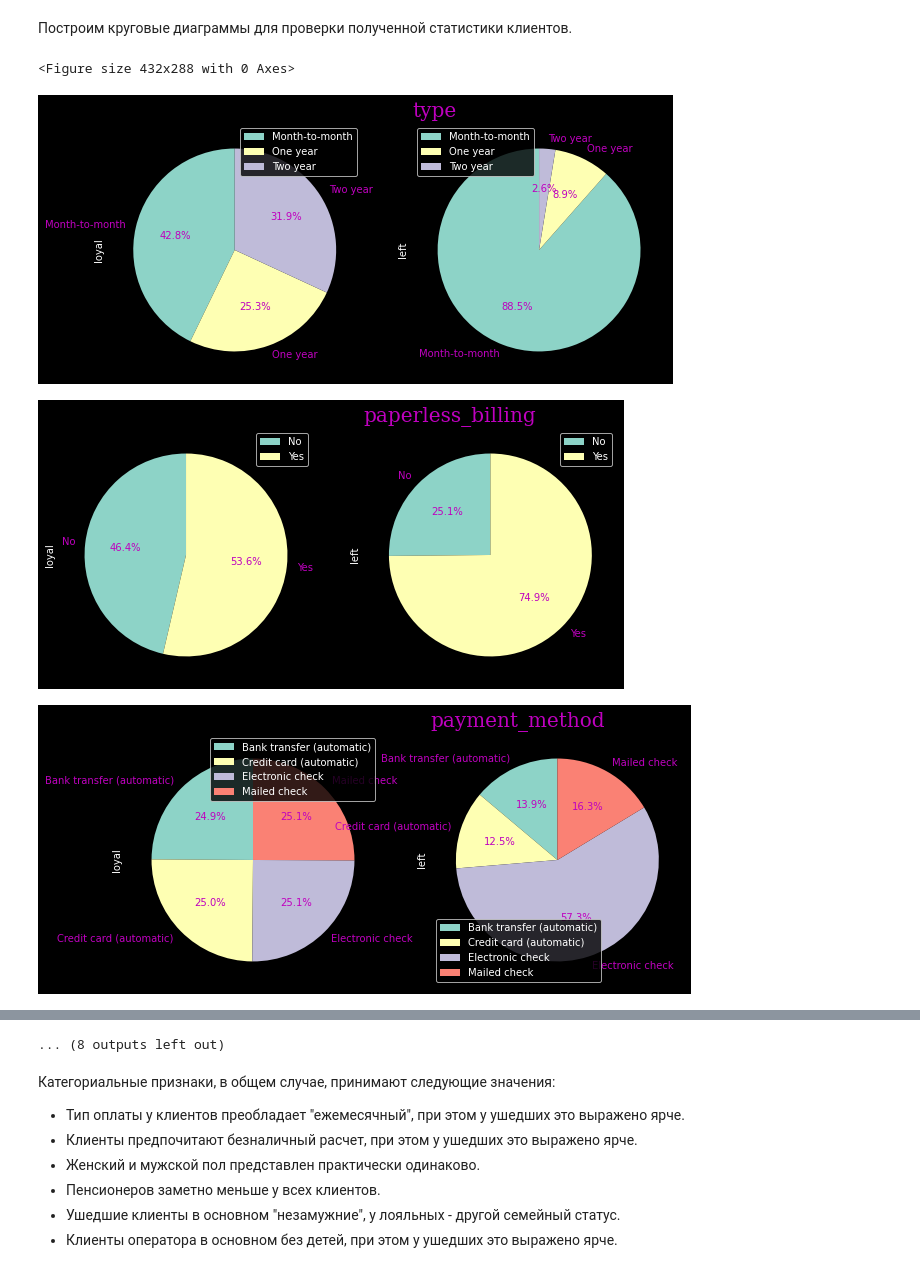
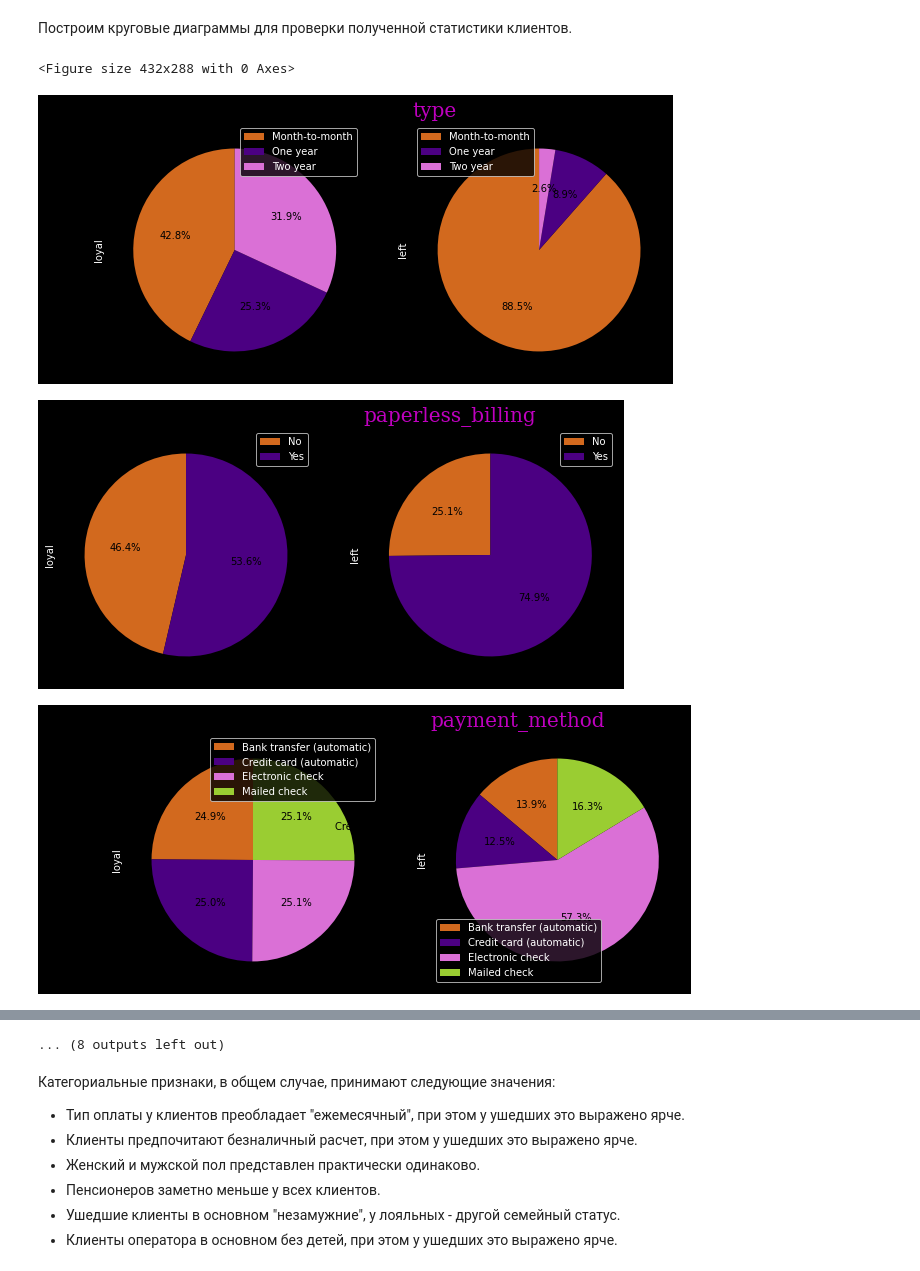
Before and after one commit to Yuryshal/Projects, a Jupyter notebook: telecom/telecom.ipynb, the cells around one changed output, grey strips where cells are left out. Drawn from its saved outputs; the diff is of its cells as text; code cells hidden in the pictures.

```diff
--- a/telecom/telecom.ipynb
+++ b/telecom/telecom.ipynb
@@ -1175,9 +1126,12 @@ for idx, column in enumerate(category_features):
     grouped_df = grouped_df.unstack()
     grouped_df = grouped_df.rename(columns={0:'loyal', 1:'left'})
 
+    # colors list
+    colors = ['chocolate', 'indigo', 'orchid', 'yellowgreen']
+
     # barplot for grouped data
     ax = plt.subplot(5,4,idx+1)
-    grouped_df.plot.bar(ax=ax, figsize=(20,25))
+    grouped_df.plot.bar(ax=ax, figsize=(20,25), color=colors)
     plt.grid(color = 'green', linestyle = '--', linewidth = 0.5)
 
     # title style
@@ -1205,24 +1159,31 @@ for idx, column in enumerate(category_features):
 # %%
 # pie plots for category_features group by count
 
 for idx, column in enumerate(category_features):
 
     # features group by count
     grouped_df = telecom.groupby([column, 'churn'])['churn'].count()
     grouped_df = grouped_df.unstack()
     grouped_df = grouped_df.rename(columns={0:'loyal', 1:'left'})
 
     # pie plot for grouped data
-    plt.figure(idx)
-    grouped_df.plot(kind='pie', autopct='%.1f%%', subplots=True, startangle = 90,
-                    legend=True,  textprops={'color':"m"}, figsize=(10,10))
+    if column != 'servs' :
+        plt.figure(idx)
+        grouped_df.plot(kind='pie', autopct='%.1f%%', subplots=True,
+                        startangle = 90, legend=True,  textprops={'color':"black"},
+                        colors=colors, figsize=(10,10))
+
+    else:
+        plt.figure(idx)
+        grouped_df.plot(kind='pie', autopct='%.1f%%', subplots=True,
+                        startangle = 90, legend=True,  textprops={'color':"black"},figsize=(10,10))
 
     # title style
     font = {'family':'serif','color':'m','size':20}
     plt.title(column, loc='left', fontdict=font)
     plt.legend(loc='best');
 # %% [output]
 <Figure size 432x288 with 0 Axes>
-[figure, old version]
+[figure, new version]
-[figure, old version]
+[figure, new version]
-[figure, old version]
+[figure, new version]
```
Also changed, not shown: parts of 111 cells of this notebook.
